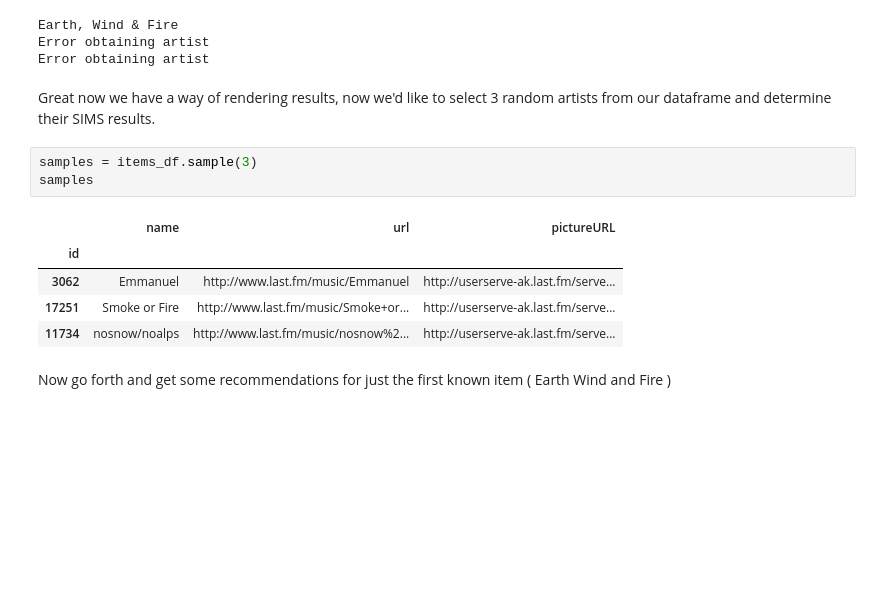
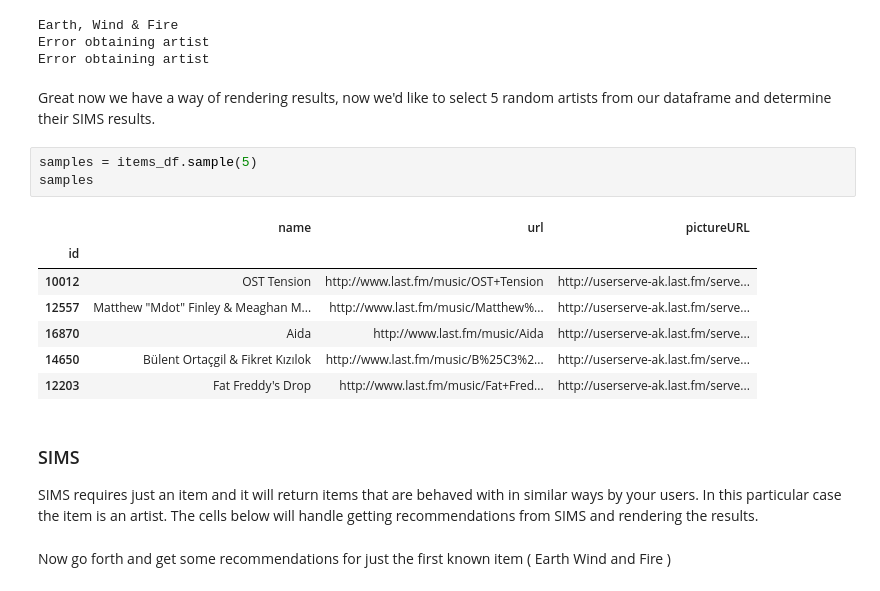
Before and after one commit to chrisking/PersonalizePOC, a Jupyter notebook: Deploying_Campaigns_and_Interacting.ipynb, the cells around one changed output. Saved outputs shown, nothing was run; the diff lists cells and outputs as text; blank space fills up the shorter version.

```diff
--- a/Deploying_Campaigns_and_Interacting.ipynb
+++ b/Deploying_Campaigns_and_Interacting.ipynb
@@ -179,16 +180,22 @@ Earth, Wind & Fire
 Error obtaining artist
 Error obtaining artist
 # %% [markdown]
-Great now we have a way of rendering results, now we'd like to select 3 random artists from our dataframe and determine their SIMS results.
+Great now we have a way of rendering results, now we'd like to select 5 random artists from our dataframe and determine their SIMS results.
 # %%
-samples = items_df.sample(3)
+samples = items_df.sample(5)
 samples
 # %% [output]
 |  | name | url | pictureURL |
 | id |  |  |  |
-| 3062 | Emmanuel | http://www.last.fm/music/Emmanuel | http://userserve-ak.last.fm/serve... |
-| 17251 | Smoke or Fire | http://www.last.fm/music/Smoke+or... | http://userserve-ak.last.fm/serve... |
-| 11734 | nosnow/noalps | http://www.last.fm/music/nosnow%2... | http://userserve-ak.last.fm/serve... |
+| 10012 | OST Tension | http://www.last.fm/music/OST+Tension | http://userserve-ak.last.fm/serve... |
+| 12557 | Matthew "Mdot" Finley & Meaghan M... | http://www.last.fm/music/Matthew%... | http://userserve-ak.last.fm/serve... |
+| 16870 | Aida | http://www.last.fm/music/Aida | http://userserve-ak.last.fm/serve... |
+| 14650 | Bülent Ortaçgil & Fikret Kızılok | http://www.last.fm/music/B%25C3%2... | http://userserve-ak.last.fm/serve... |
+| 12203 | Fat Freddy's Drop | http://www.last.fm/music/Fat+Fred... | http://userserve-ak.last.fm/serve... |
+# %% [markdown]
+### SIMS
+
+SIMS requires just an item and it will return items that are behaved with in similar ways by your users. In this particular case the item is an artist. The cells below will handle getting recommendations from SIMS and rendering the results.
 # %% [markdown]
 Now go forth and get some recommendations for just the first known item ( Earth Wind and Fire )
 # %%
```
Also changed, not shown: parts of 27 cells of this notebook, 2 other files.
